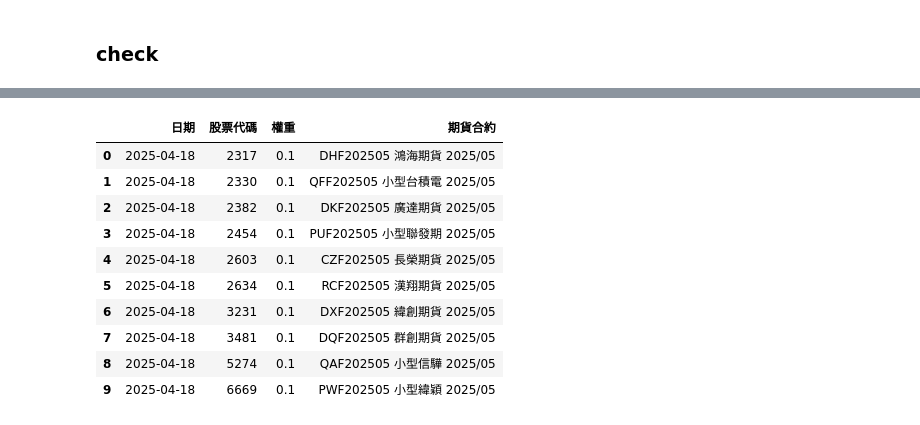
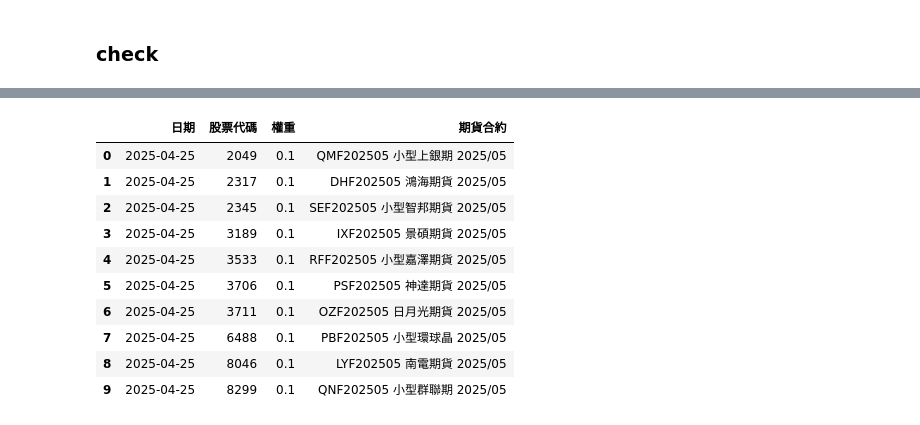
Before and after one commit to roger2389/Stock-Futures-Portfolio, a Jupyter notebook: Alpha alalysis.ipynb, the cells around one changed output, grey strips where cells are left out. Saved outputs shown, nothing was run; the diff lists cells and outputs as text; code cells hidden in the pictures.

```diff
--- a/Alpha alalysis.ipynb
+++ b/Alpha alalysis.ipynb
@@ -687,6 +737,6 @@ IC_IR:-0.0852
 [interactive output not drawn]
 # %%
-Top_n =15 #選股數量
+Top_n =10 #選股數量
 # %%
 from datetime import datetime
 import tejapi
@@ -697,7 +747,7 @@ benchmark_return = benchmark['close_d']
 benchmark_return.index = CacheHandler['Adj_Close'].index
 bench_exp_ret = benchmark_return.shift(-1)
 # %%
-def calculate_return_series(ic_ir_factor, Top_n, exp_ret, close_px, plot=False, stop_loss_threshold=-0):
+def calculate_return_series(ic_ir_factor, Top_n, exp_ret, close_px, plot=False, stop_loss_threshold=-0.03):
     Top_n = int(Top_n)
     stop_loss_records = []
     month_end_dates = ic_ir_factor.groupby(ic_ir_factor.index.to_period("W")).apply(lambda x: x.index.max()).values
@@ -731,6 +781,8 @@ def calculate_return_series(ic_ir_factor, Top_n, exp_ret, close_px, plot=False,
         sell_fee = delta_weight[delta_weight < 0].abs() * (0.001425 * 0.3)
 
         effective_weight = weighting.copy()
+        # 新增一個字典來記錄每個股票的停損日期
+        stop_loss_dates = {}
 
         for i in range(len(month_end_dates) - 1):
             signal_date = month_end_dates[i]
@@ -747,6 +799,10 @@ def calculate_return_series(ic_ir_factor, Top_n, exp_ret, close_px, plot=False,
 
             dropped = []
             for stock in active_stocks:
+                # 如果股票已經被停損，跳過
+                if stock in stop_loss_dates and stop_loss_dates[stock] <= signal_date:
+                    continue
+
                 if (
                     entry_date not in exp_ret.index
                     or exit_date not in exp_ret.index
@@ -756,12 +812,13 @@ def calculate_return_series(ic_ir_factor, Top_n, exp_ret, close_px, plot=False,
 
                 # 累積報酬
                 ret_path = exp_ret[stock].loc[entry_date:exit_date].fillna(0)
-                cum_ret = (1 + ret_path).cumprod() - 1
+                cum_ret = ret_path.cumsum()  # 改用累積報酬
 
                 # 若觸發停損
                 if (cum_ret < stop_loss_threshold).any():
                     if stock in close_px.columns and entry_date in close_px.index and exit_date in close_px.index:
-                        prev_close = close_px.at[entry_date, stock]
+                        # 找到exit_date的前一個交易日
+                        prev_close = close_px.at[exit_date, stock]
                         exit_close = close_px.at[exit_date, stock]
                         limit_threshold = prev_close * 0.91
 
@@ -772,21 +829,19 @@ def calculate_return_series(ic_ir_factor, Top_n, exp_ret, close_px, plot=False,
                                 delay_exit = weighting.index[next_idx]
                                 dropped.append(stock)
                                 stop_loss_records.append((delay_exit, stock))
-                                effective_weight.at[delay_exit, stock] = 0
-
-                                remaining = effective_weight.loc[delay_exit, active_stocks].drop(index=dropped, errors='ignore')
-                                if not remaining.empty:
-                                    effective_weight.loc[delay_exit, remaining.index] = 1.0 / len(remaining)
+                                stop_loss_dates[stock] = delay_exit  # 記錄停損日期
+                                # 將停損股票的權重設為0，直到下次調倉日
+                                next_signal_date = month_end_dates[i + 1] if i + 1 < len(month_end_dates) else weighting.index[-1]
+                                effective_weight.loc[delay_exit:next_signal_date, stock] = 0
                             continue
 
                     # 否則照當天收盤出場
                     dropped.append(stock)
                     stop_loss_records.append((exit_date, stock))
-                    effective_weight.at[exit_date, stock] = 0
-
-                    remaining = effective_weight.loc[exit_date, active_stocks].drop(index=dropped, errors='ignore')
-                    if not remaining.empty:
-                        effective_weight.loc[exit_date, remaining.index] = 1.0 / len(remaining)
+                    stop_loss_dates[stock] = exit_date  # 記錄停損日期
+                    # 將停損股票的權重設為0，直到下次調倉日
+                    next_signal_date = month_end_dates[i + 1] if i + 1 < len(month_end_dates) else weighting.index[-1]
+                    effective_weight.loc[exit_date:next_signal_date, stock] = 0
 
         daily_ret_matrix = effective_weight * exp_ret
         daily_ret = daily_ret_matrix.sum(axis=1)
@@ -803,6 +858,8 @@ def calculate_return_series(ic_ir_factor, Top_n, exp_ret, close_px, plot=False,
         return_series[k] = r
         ret_matrix_dict[k] = r_matrix
         effective_weight_dict[k] = e_weight
+        # 更新weightings為停損後的權重
+        weightings[k] = e_weight
 
     if plot:
         for k, v in return_series.items():
@@ -815,10 +872,10 @@ def calculate_return_series(ic_ir_factor, Top_n, exp_ret, close_px, plot=False,
     return bt_ret, weightings, stop_loss_records, ret_matrix_dict, effective_weight_dict
 
 bt_ret, weightings, stop_loss_records, ret_matrix_dict, effective_weight_dict = calculate_return_series(
-    ic_ir_factor=ic_ir[mask].loc['2020':],
+    ic_ir_factor=factor[mask].loc['2020':],
     Top_n=10,
     exp_ret=exp_ret_fu.loc['2020':],
-    close_px=price_matrix.loc['2020':],
+    close_px=low_matrix.loc['2020':],
     plot=False
 )
 # %% [output]
@@ -1045,16 +1113,16 @@ def get_contracts_from_weights(weight_df, top_contracts, target_date=None):
 
     return pd.DataFrame(result)
 # %%
-get_contracts_from_weights(weightings['ic_ir'], top_contracts, target_date="2025-04-18")
+get_contracts_from_weights(effective_weight_dict['ic_ir'], top_contracts, target_date="2025-04-25")
 # %% [output]
 |  | 日期 | 股票代碼 | 權重 | 期貨合約 |
-| 0 | 2025-04-18 | 2317 | 0.1 | DHF202505 鴻海期貨 2025/05 |
-| 1 | 2025-04-18 | 2330 | 0.1 | QFF202505 小型台積電 2025/05 |
-| 2 | 2025-04-18 | 2382 | 0.1 | DKF202505 廣達期貨 2025/05 |
-| 3 | 2025-04-18 | 2454 | 0.1 | PUF202505 小型聯發期 2025/05 |
-| 4 | 2025-04-18 | 2603 | 0.1 | CZF202505 長榮期貨 2025/05 |
-| 5 | 2025-04-18 | 2634 | 0.1 | RCF202505 漢翔期貨 2025/05 |
-| 6 | 2025-04-18 | 3231 | 0.1 | DXF202505 緯創期貨 2025/05 |
-| 7 | 2025-04-18 | 3481 | 0.1 | DQF202505 群創期貨 2025/05 |
-| 8 | 2025-04-18 | 5274 | 0.1 | QAF202505 小型信驊 2025/05 |
-| 9 | 2025-04-18 | 6669 | 0.1 | PWF202505 小型緯穎 2025/05 |
+| 0 | 2025-04-25 | 2049 | 0.1 | QMF202505 小型上銀期 2025/05 |
+| 1 | 2025-04-25 | 2317 | 0.1 | DHF202505 鴻海期貨 2025/05 |
+| 2 | 2025-04-25 | 2345 | 0.1 | SEF202505 小型智邦期貨 2025/05 |
+| 3 | 2025-04-25 | 3189 | 0.1 | IXF202505 景碩期貨 2025/05 |
+| 4 | 2025-04-25 | 3533 | 0.1 | RFF202505 小型嘉澤期貨 2025/05 |
+| 5 | 2025-04-25 | 3706 | 0.1 | PSF202505 神達期貨 2025/05 |
+| 6 | 2025-04-25 | 3711 | 0.1 | OZF202505 日月光期貨 2025/05 |
+| 7 | 2025-04-25 | 6488 | 0.1 | PBF202505 小型環球晶 2025/05 |
+| 8 | 2025-04-25 | 8046 | 0.1 | LYF202505 南電期貨 2025/05 |
+| 9 | 2025-04-25 | 8299 | 0.1 | QNF202505 小型群聯期 2025/05 |
```
Also changed, not shown: parts of 20 cells of this notebook.
